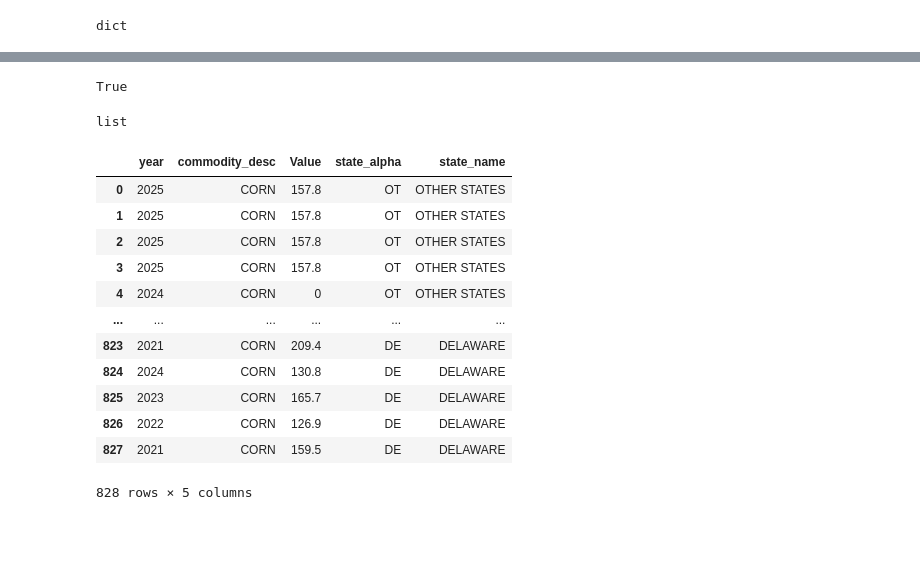
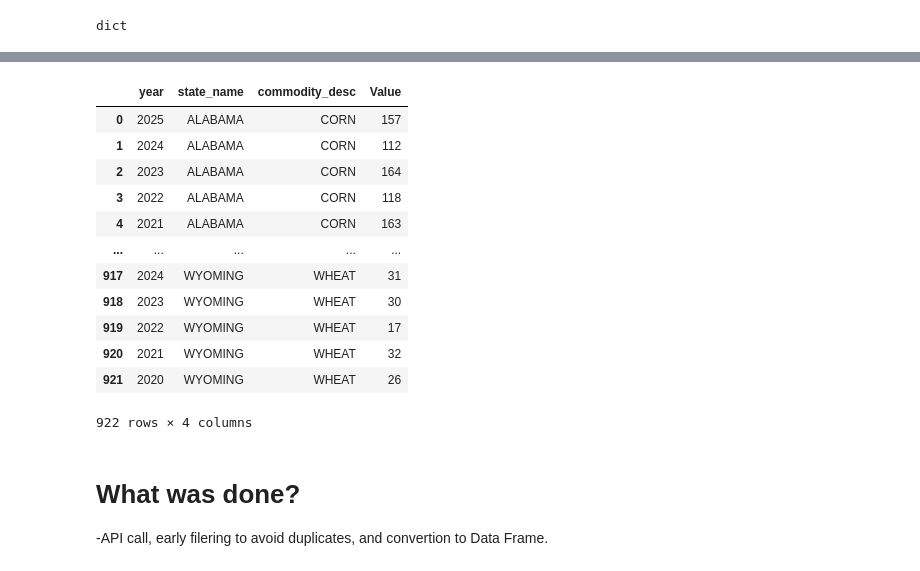
Before and after one commit to Correa-D-Lucas/crop-yield-data-pipeline, a Jupyter notebook: notebooks/api_yield_test.ipynb, the cells around one changed output, grey strips where cells are left out. Cells and saved outputs as stored; diff of their text form; code cells hidden in the pictures; blank space fills up the shorter version.

Commit message:
logical api call modified

```diff
--- a/notebooks/api_yield_test.ipynb
+++ b/notebooks/api_yield_test.ipynb
@@ -6,19 +10,19 @@ import requests
 # %%
-def fetch_yield(api_key:str, crop:str, start_year:str, end_year:str):
+def fetch_yield(api_key:str, crop:list, start_year:str, end_year:str):
     """Fetches annual crop yield at the state level from USDA QuickStats."""
 
-    base_url = "https://quickstats.nass.usda.gov/api/api_GET/"
+    base_url = "https://quickstats.nass.usda.gov/api/api_GET/?"
 
     params = {
         "key": api_key,
-        "commodity_desc": crop.upper(),
+        "source_desc": "SURVEY",
+        "sector_desc": "CROPS",
+        "commodity_desc": crop,
         "statisticcat_desc": "YIELD",
-        "sector_desc": "CROPS",
-        "source_desc": "SURVEY",
         "agg_level_desc": "STATE",
         "unit_desc": "BU / ACRE",
         "year__GE": start_year,
-        "year__LE": end_year,
+        "year__LE":end_year,
         "format": "JSON"
     }
     response = requests.get(url=base_url, params=params)
@@ -26,13 +30,10 @@ def fetch_yield(api_key:str, crop:str, start_year:str, end_year:str):
 
     return response.json()
 # %%
-from dotenv import load_dotenv
-import os
+load_dotenv()
+API_KEY = str(os.getenv("API_KEY"))
 
-load_dotenv()
-API_KEY = os.getenv("API_KEY")
-
-data = fetch_yield(api_key=API_KEY, crop="corn", start_year="2021", end_year="2024")
+data = fetch_yield(api_key=API_KEY, crop=["CORN", "SOYBEANS", "WHEAT"], start_year="2020", end_year="2025")
 # %%
 type(data)
 # %% [output]
@@ -101,0 +78,5 @@ list(data["data"][0].keys())
+# %%
+data_filtered = [elem for elem in data["data"]
+                 if elem.get("reference_period_desc") == "YEAR" and elem.get("state_alpha") != "OT"]
+
+len(data_filtered)
@@ -102,26 +120,20 @@ list(data["data"][0].keys())
 # %%
-df = pd.DataFrame(data["data"])[["year", "commodity_desc", "Value", "state_alpha", "state_name"]]
+df = pd.DataFrame(data_filtered)[["year", "state_name", "commodity_desc","Value"]]
+df
+# %% [output]
+|  | year | state_name | commodity_desc | Value |
+| 0 | 2025 | ALABAMA | CORN | 157 |
+| 1 | 2024 | ALABAMA | CORN | 112 |
+| 2 | 2023 | ALABAMA | CORN | 164 |
+| 3 | 2022 | ALABAMA | CORN | 118 |
+| 4 | 2021 | ALABAMA | CORN | 163 |
+| ... | ... | ... | ... | ... |
+| 917 | 2024 | WYOMING | WHEAT | 31 |
+| 918 | 2023 | WYOMING | WHEAT | 30 |
+| 919 | 2022 | WYOMING | WHEAT | 17 |
+| 920 | 2021 | WYOMING | WHEAT | 32 |
+| 921 | 2020 | WYOMING | WHEAT | 26 |
+922 rows × 4 columns
-# %%
-list(data.values()) == [data["data"]] # just checking the json structure
-# %% [output]
-True
-# %%
-type(data["data"])
-# %% [output]
-list
-# %%
-df
-# %% [output]
-|  | year | commodity_desc | Value | state_alpha | state_name |
-| 0 | 2025 | CORN | 157.8 | OT | OTHER STATES |
-| 1 | 2025 | CORN | 157.8 | OT | OTHER STATES |
-| 2 | 2025 | CORN | 157.8 | OT | OTHER STATES |
-| 3 | 2025 | CORN | 157.8 | OT | OTHER STATES |
-| 4 | 2024 | CORN | 0 | OT | OTHER STATES |
-| ... | ... | ... | ... | ... | ... |
-| 823 | 2021 | CORN | 209.4 | DE | DELAWARE |
-| 824 | 2024 | CORN | 130.8 | DE | DELAWARE |
-| 825 | 2023 | CORN | 165.7 | DE | DELAWARE |
-| 826 | 2022 | CORN | 126.9 | DE | DELAWARE |
-| 827 | 2021 | CORN | 159.5 | DE | DELAWARE |
-828 rows × 5 columns
+# %% [markdown]
+# What was done?
+-API call, early filering to avoid duplicates, and convertion to Data Frame.
```
Also changed, not shown: parts of 13 cells of this notebook.
